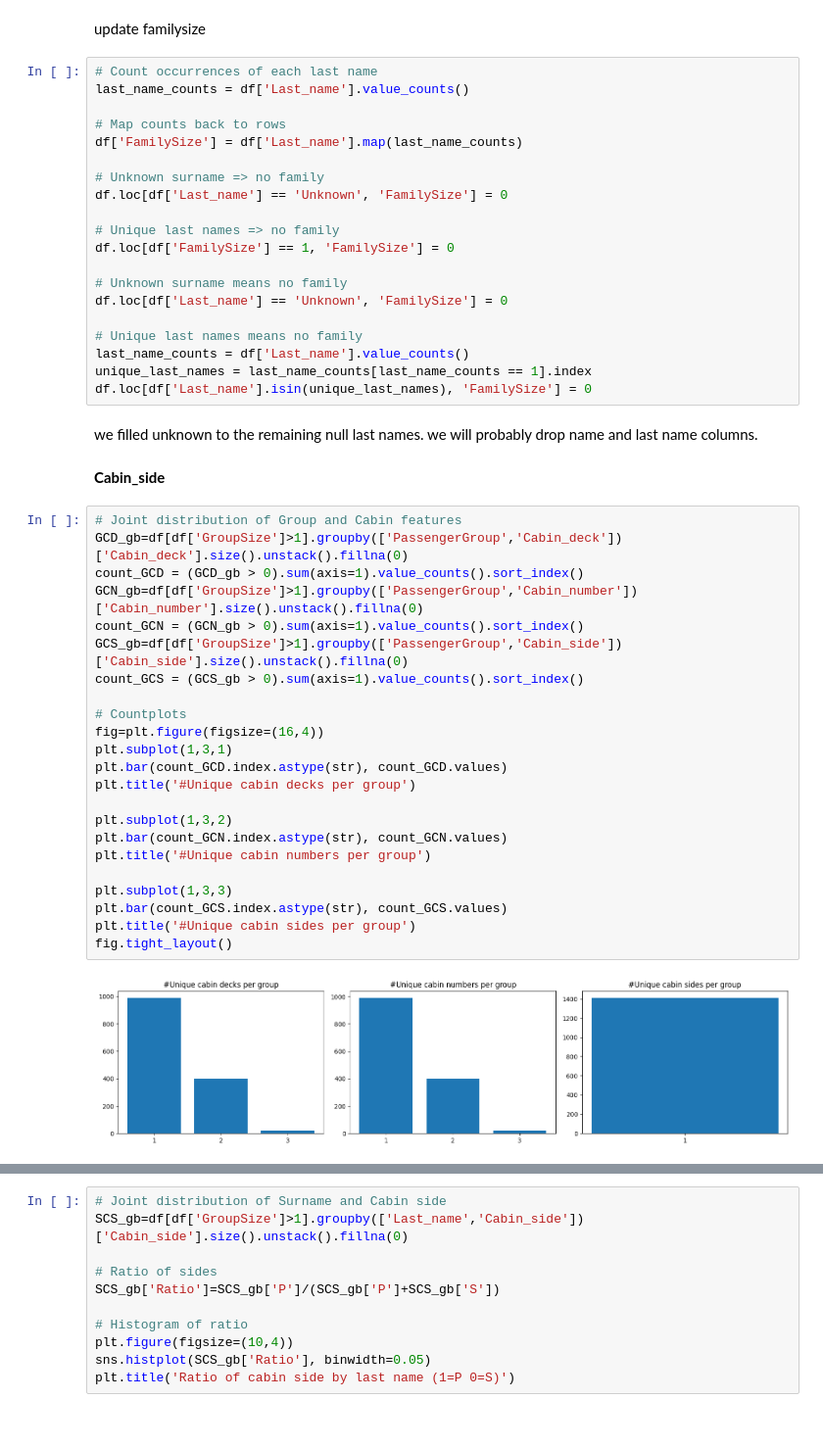
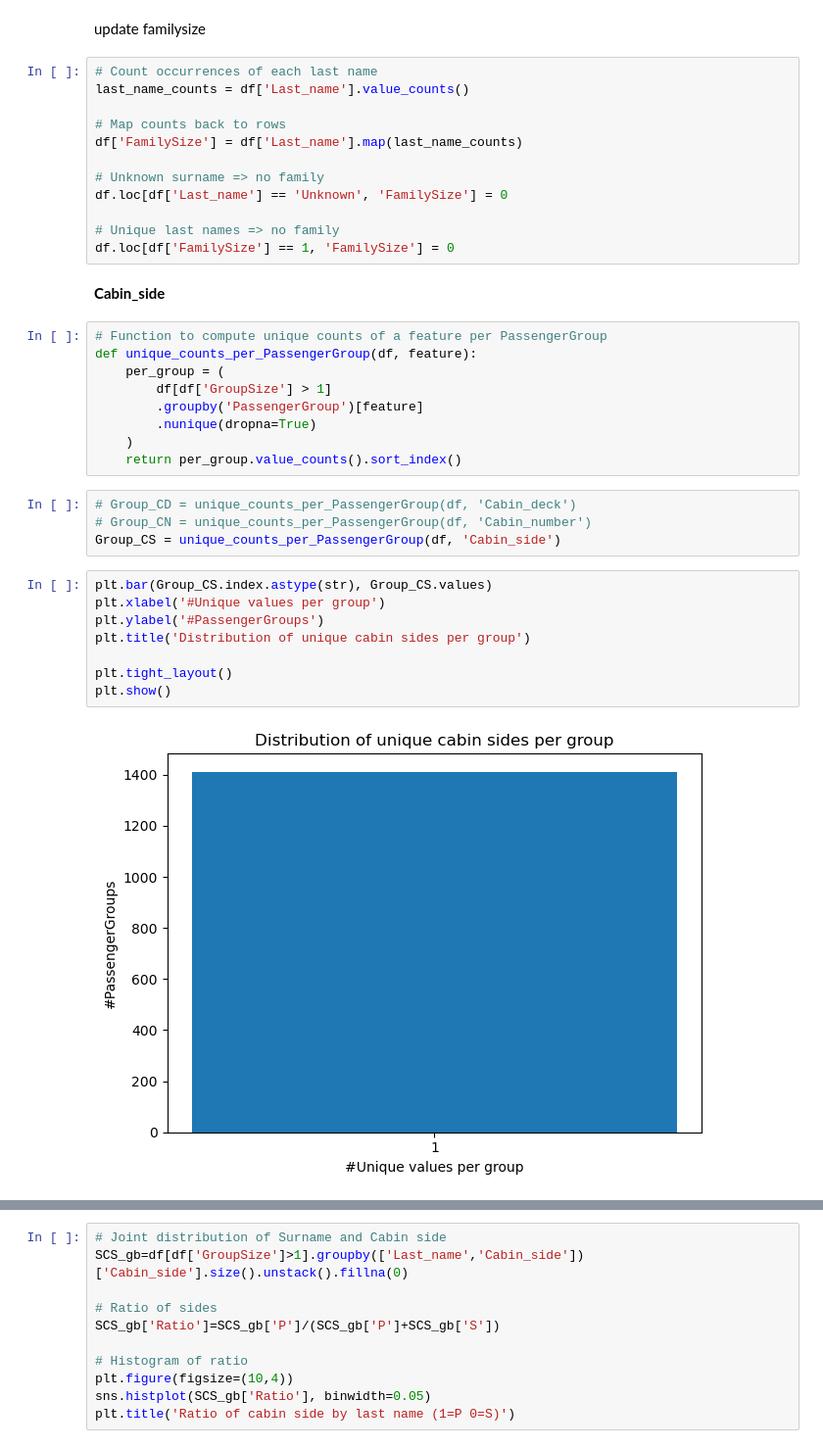
Before and after one commit to YarinArava/SpaceShipTitanic_FinalProject, a Jupyter notebook: Spaceship_Titanic_corrected.ipynb, the cells around one changed output, grey strips where cells are left out. Shown at 98% size. Drawn from its saved outputs; the diff is of its cells as text; blank space fills up the shorter version.

```diff
--- a/Spaceship_Titanic_corrected.ipynb
+++ b/Spaceship_Titanic_corrected.ipynb
@@ -1018,41 +993,29 @@ df.loc[df['Last_name'] == 'Unknown', 'FamilySize'] = 0
 
 # Unique last names => no family
 df.loc[df['FamilySize'] == 1, 'FamilySize'] = 0
-
-# Unknown surname means no family
-df.loc[df['Last_name'] == 'Unknown', 'FamilySize'] = 0
-
-# Unique last names means no family
-last_name_counts = df['Last_name'].value_counts()
-unique_last_names = last_name_counts[last_name_counts == 1].index
-df.loc[df['Last_name'].isin(unique_last_names), 'FamilySize'] = 0
-# %% [markdown]
-we filled unknown to the remaining null last names. we will probably drop name and last name columns.
 # %% [markdown]
 **Cabin_side**
-# %%
-# Joint distribution of Group and Cabin features
-GCD_gb=df[df['GroupSize']>1].groupby(['PassengerGroup','Cabin_deck'])['Cabin_deck'].size().unstack().fillna(0)
-count_GCD = (GCD_gb > 0).sum(axis=1).value_counts().sort_index()
-GCN_gb=df[df['GroupSize']>1].groupby(['PassengerGroup','Cabin_number'])['Cabin_number'].size().unstack().fillna(0)
-count_GCN = (GCN_gb > 0).sum(axis=1).value_counts().sort_index()
-GCS_gb=df[df['GroupSize']>1].groupby(['PassengerGroup','Cabin_side'])['Cabin_side'].size().unstack().fillna(0)
-count_GCS = (GCS_gb > 0).sum(axis=1).value_counts().sort_index()
-
-# Countplots
-fig=plt.figure(figsize=(16,4))
-plt.subplot(1,3,1)
-plt.bar(count_GCD.index.astype(str), count_GCD.values)
-plt.title('#Unique cabin decks per group')
-
-plt.subplot(1,3,2)
-plt.bar(count_GCN.index.astype(str), count_GCN.values)
-plt.title('#Unique cabin numbers per group')
-
-plt.subplot(1,3,3)
-plt.bar(count_GCS.index.astype(str), count_GCS.values)
-plt.title('#Unique cabin sides per group')
-fig.tight_layout()
-# %% [output]
-[figure, removed]
+# %%
+# Function to compute unique counts of a feature per PassengerGroup
+def unique_counts_per_PassengerGroup(df, feature):
+    per_group = (
+        df[df['GroupSize'] > 1]
+        .groupby('PassengerGroup')[feature]
+        .nunique(dropna=True)
+    )
+    return per_group.value_counts().sort_index()
+# %%
+# Group_CD = unique_counts_per_PassengerGroup(df, 'Cabin_deck')
+# Group_CN = unique_counts_per_PassengerGroup(df, 'Cabin_number')
+Group_CS = unique_counts_per_PassengerGroup(df, 'Cabin_side')
+# %%
+plt.bar(Group_CS.index.astype(str), Group_CS.values)
+plt.xlabel('#Unique values per group')
+plt.ylabel('#PassengerGroups')
+plt.title('Distribution of unique cabin sides per group')
+
+plt.tight_layout()
+plt.show()
+# %% [output]
+[figure, added]
 # %% [markdown]
```
Also changed, not shown: parts of 32 cells of this notebook.
